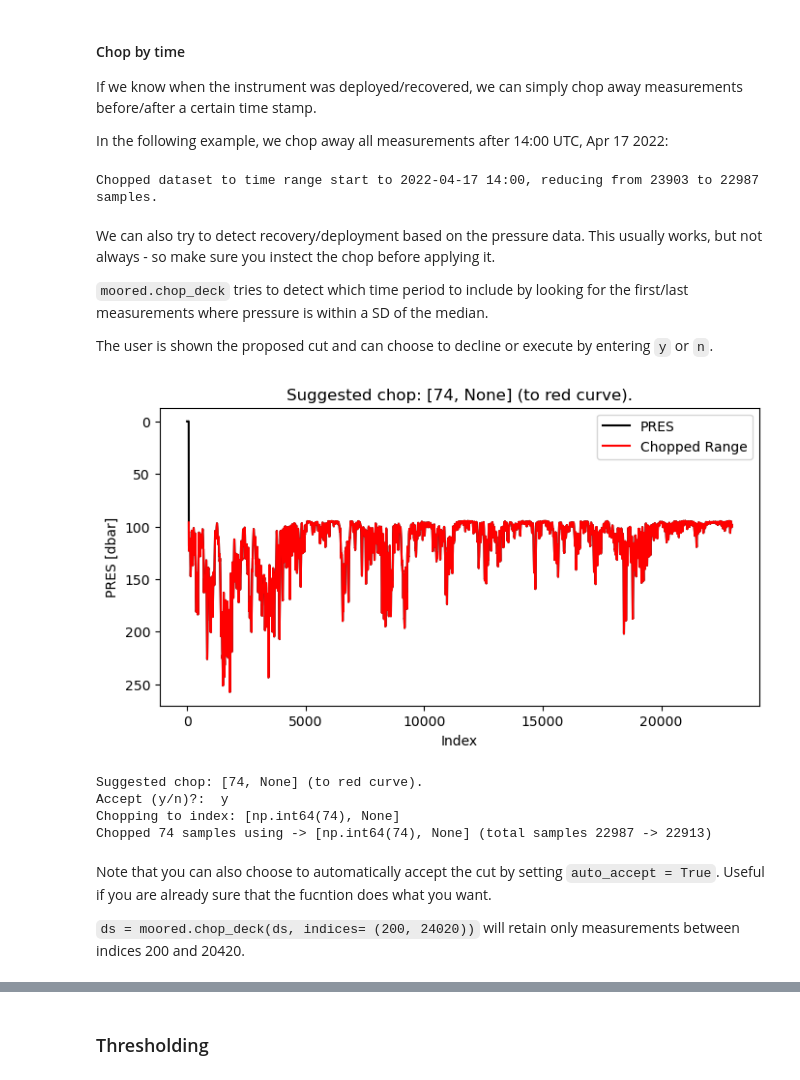
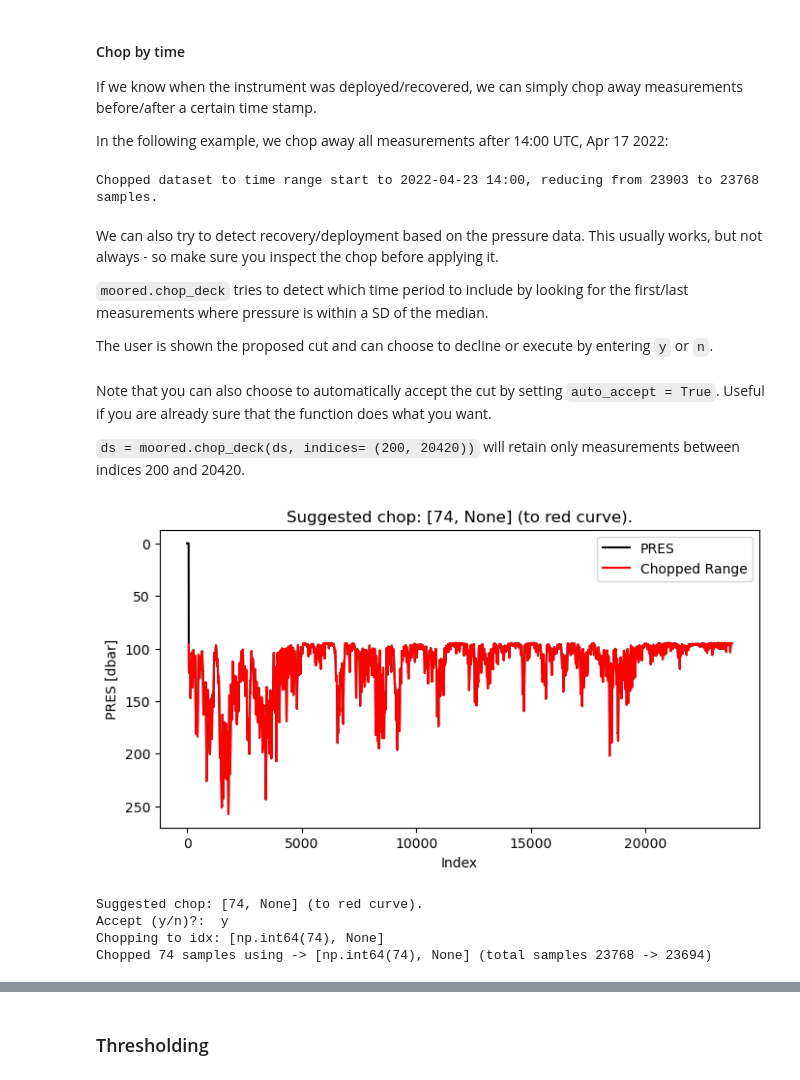
Before and after one commit to oyvfoss/hiaoos_edu, a Jupyter notebook: notebooks/ctd_moored_time_series/04_post_proc_qc_deck_time_outliers.ipynb, the cells around one changed output, grey strips where cells are left out. Cells and saved outputs as stored; diff of their text form; code cells hidden in the pictures.

```diff
--- a/notebooks/ctd_moored_time_series/04_post_proc_qc_deck_time_outliers.ipynb
+++ b/notebooks/ctd_moored_time_series/04_post_proc_qc_deck_time_outliers.ipynb
@@ -36,6 +37,2 @@ Let's start by loading the file we produced in [step #2](./02_load_data_rbr_inst
 # %%
 ds = moored.load_nc('../../data/moored_CTD_test_data/intermediate_data/AT800_21_22_CONCERTO_60595_99m_from_raw.nc')
-# %%
-ds = xr.open_dataset(
-    '../../data/moored_CTD_test_data/intermediate_data/AT800_21_22_CONCERTO_60595_99m_from_raw.nc',
-    decode_cf=False)
@@ -94,28 +89,28 @@ If we know when the instrument was deployed/recovered, we can simply chop away m
 
 In the following example, we chop away all measurements after 14:00 UTC, Apr 17 2022:
 # %%
-ds = moored.chop_by_time(ds, end_time = '2022-04-17 14:00')
+ds = moored.chop_by_time(ds, end_time = '2022-04-23 14:00')
 # %% [output]
-Chopped dataset to time range start to 2022-04-17 14:00, reducing from 23903 to 22987 samples.
+Chopped dataset to time range start to 2022-04-23 14:00, reducing from 23903 to 23768 samples.
 # %% [markdown]
-We can also try to detect recovery/deployment based on the pressure data. This usually works, but not always - so make sure you instect the chop before applying it.
+We can also try to detect recovery/deployment based on the pressure data. This usually works, but not always - so make sure you inspect the chop before applying it.
 
 `moored.chop_deck` tries to detect which time period to include by looking for the first/last measurements where pressure is within a SD of the median.
 
 The user is shown the proposed cut and can choose to decline or execute by entering `y` or `n`.
-# %%
-ds = moored.chop_deck(ds, auto_accept=False)
-# %% [output]
-[figure, removed]
-Suggested chop: [74, None] (to red curve).
-Accept (y/n)?:  y
-Chopping to index: [np.int64(74), None]
-Chopped 74 samples using -> [np.int64(74), None] (total samples 22987 -> 22913)
 # %% [markdown]
-Note that you can also choose to automatically accept the cut by setting `auto_accept = True`. Useful if you are already sure that the fucntion does what you want.
+Note that you can also choose to automatically accept the cut by setting `auto_accept = True`. Useful if you are already sure that the function does what you want.
 
 
-`ds = moored.chop_deck(ds, indices= (200, 24020))` will retain only measurements between indices 200 and 20420.
+`ds = moored.chop_deck(ds, indices= (200, 20420))` will retain only measurements between indices 200 and 20420.
+# %%
+ds = moored.chop_deck(ds,)# indices= (100, 30000))
+# %% [output]
+[figure, added]
+Suggested chop: [74, None] (to red curve).
+Accept (y/n)?:  y
+Chopping to idx: [np.int64(74), None]
+Chopped 74 samples using -> [np.int64(74), None] (total samples 23768 -> 23694)
 # %% [markdown]
 ## Remove outliers
 
```
Also changed, not shown: parts of 27 cells of this notebook, 19 other files.
